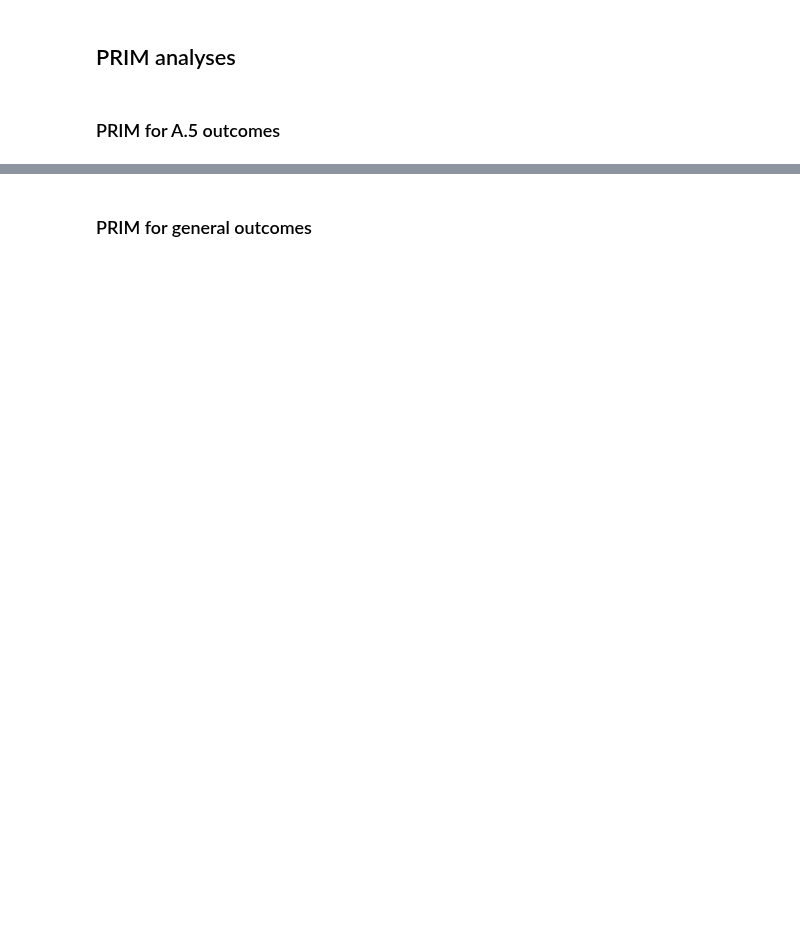
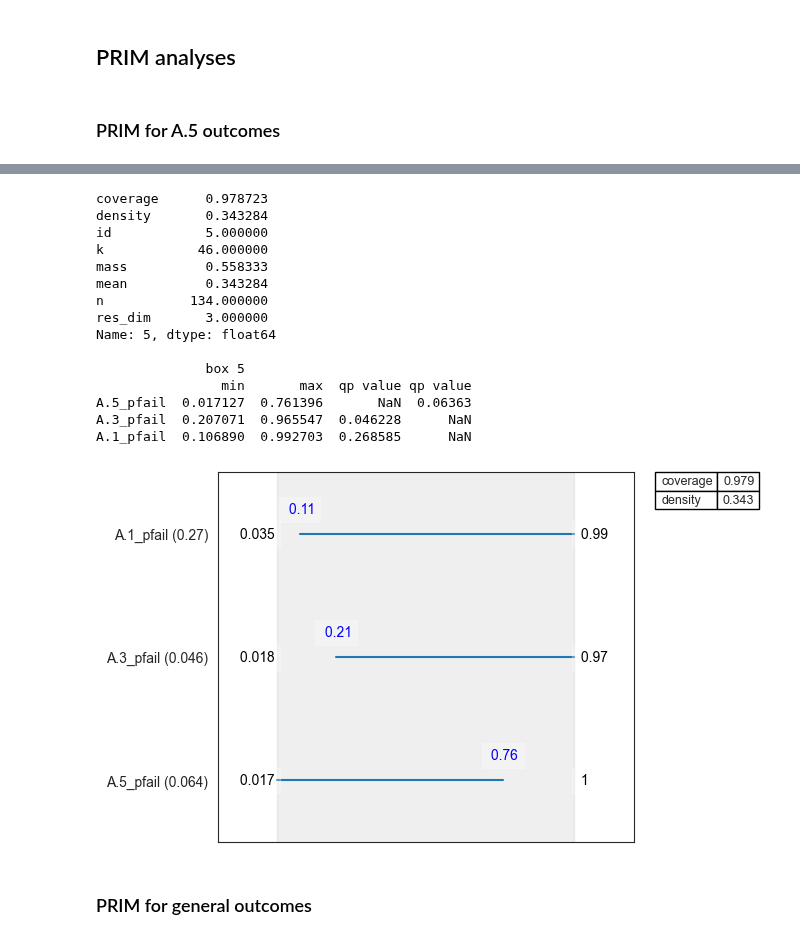
Before and after one commit to roesel1/EPA141A---MD, a Jupyter notebook: final assignment/Open_Exploration_Scen.ipynb, the cells around one changed output, grey strips where cells are left out. Drawn from its saved outputs; the diff is of its cells as text; code cells hidden in the pictures; blank space fills up the shorter version.

```diff
--- a/final assignment/Open_Exploration_Scen.ipynb
+++ b/final assignment/Open_Exploration_Scen.ipynb
@@ -216,5 +218,22 @@ plt.show()
 # %%
-box1.inspect(15)
-box1.inspect(15, style="graph")
+box1.inspect(5)
+box1.inspect(5, style="graph")
 plt.show()
+# %% [output]
+coverage      0.978723
+density       0.343284
+id            5.000000
+k            46.000000
+mass          0.558333
+mean          0.343284
+n           134.000000
+res_dim       3.000000
+Name: 5, dtype: float64
+
+              box 5
+                min       max  qp value qp value
+A.5_pfail  0.017127  0.761396       NaN  0.06363
+A.3_pfail  0.207071  0.965547  0.046228      NaN
+A.1_pfail  0.106890  0.992703  0.268585      NaN
+[figure, added]
 # %%
```
Also changed, not shown: parts of 13 cells of this notebook, 6 other files.
